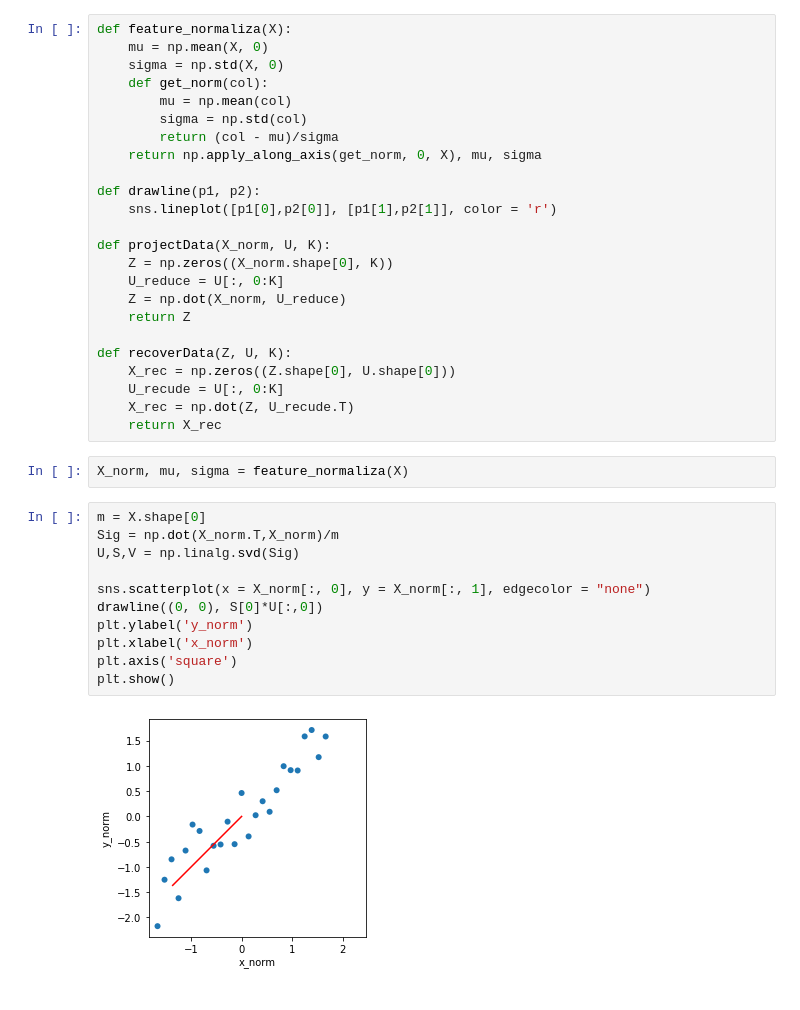
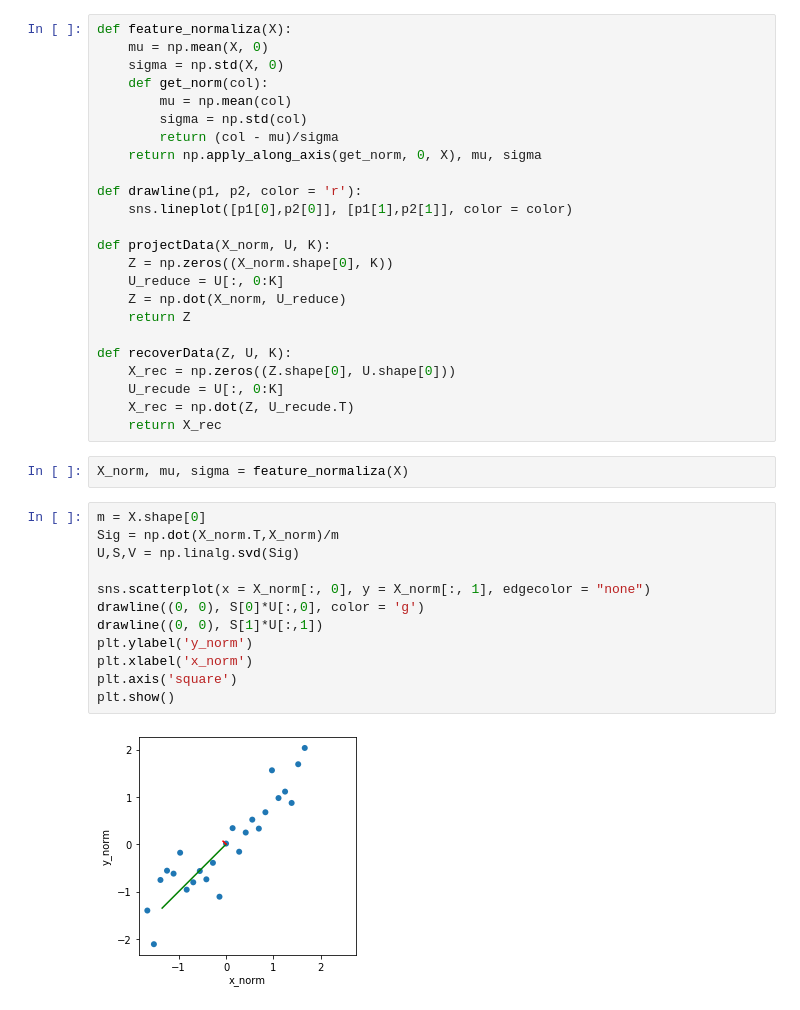
Before and after one commit to szjunma/ML-Algorithm-with-Python, a Jupyter notebook: PCA/PCA.ipynb, the cells around one changed output. Saved outputs shown, nothing was run; the diff lists cells and outputs as text.

Commit message:
add both primary and secondary eigenvectors on plot

```diff
--- a/PCA/PCA.ipynb
+++ b/PCA/PCA.ipynb
@@ -25,8 +25,8 @@ def feature_normaliza(X):
         return (col - mu)/sigma
     return np.apply_along_axis(get_norm, 0, X), mu, sigma
 
-def drawline(p1, p2):
-    sns.lineplot([p1[0],p2[0]], [p1[1],p2[1]], color = 'r')
+def drawline(p1, p2, color = 'r'):
+    sns.lineplot([p1[0],p2[0]], [p1[1],p2[1]], color = color)
 
 def projectData(X_norm, U, K):
     Z = np.zeros((X_norm.shape[0], K))
@@ -44,16 +44,17 @@ X_norm, mu, sigma = feature_normaliza(X)
 # %%
 m = X.shape[0]
 Sig = np.dot(X_norm.T,X_norm)/m
 U,S,V = np.linalg.svd(Sig)
 
 sns.scatterplot(x = X_norm[:, 0], y = X_norm[:, 1], edgecolor = "none")
-drawline((0, 0), S[0]*U[:,0])
+drawline((0, 0), S[0]*U[:,0], color = 'g')
+drawline((0, 0), S[1]*U[:,1])
 plt.ylabel('y_norm')
 plt.xlabel('x_norm')
 plt.axis('square')
 plt.show()
 # %% [output]
-[figure, old version]
+[figure, new version]
 # %%
 K = 1
 Z = projectData(X_norm, U, K)
```
Also changed, not shown: parts of 2 cells of this notebook.
